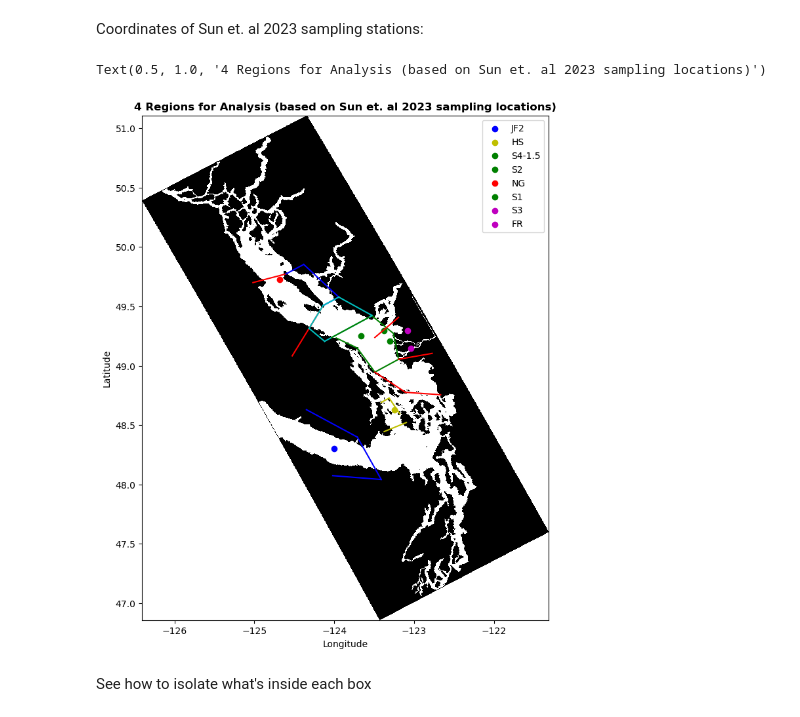
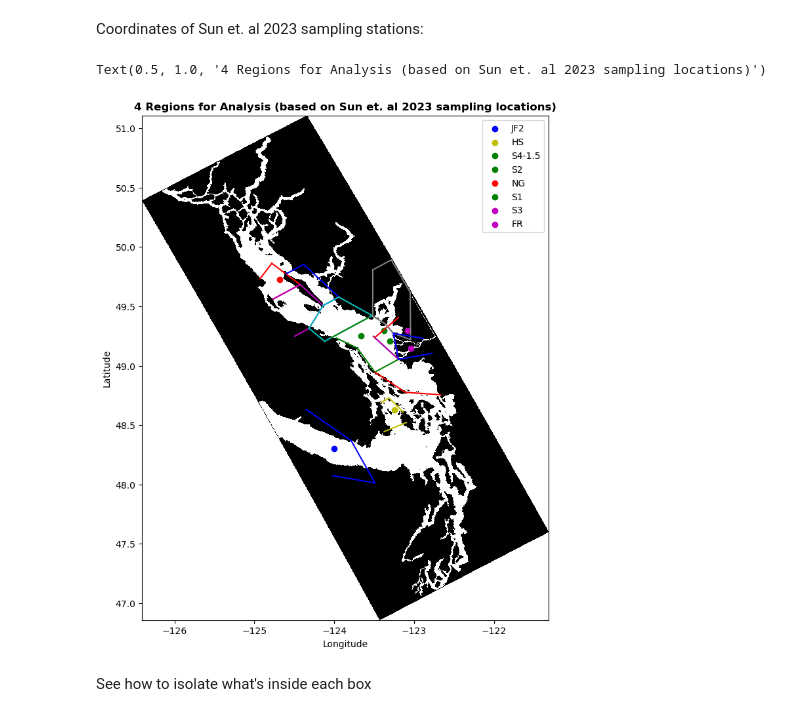
Before and after one commit to SalishSeaCast/analysis-vicente, a Jupyter notebook: Ocean_Parcels/drafts/PBDE_runs/test_params/Regions_analysis.ipynb, the cells around one changed output. Cells and saved outputs as stored; diff of their text form; code cells hidden in the pictures.

```diff
--- a/Ocean_Parcels/drafts/PBDE_runs/test_params/Regions_analysis.ipynb
+++ b/Ocean_Parcels/drafts/PBDE_runs/test_params/Regions_analysis.ipynb
@@ -473,14 +540,21 @@ ax.legend()
 **Now that we have grid points and areas of each polygon, lets convert that into latitudes and longitudes for comparing with particles coordinates**
 # %%
 # Northern Strait
-# Subregion Left
+# Subregion Left Up
 N1_lon_1, N1_lat_1 = [mask.nav_lon[Ny1_1[0],Nx1_1[0]].values, mask.nav_lon[Ny1_1[1],Nx1_1[1]].values], [mask.nav_lat[Ny1_1[0],Nx1_1[0]].values, mask.nav_lat[Ny1_1[1],Nx1_1[1]].values]
 N1_lon_2, N1_lat_2 = [mask.nav_lon[Ny1_2[0],Nx1_2[0]].values, mask.nav_lon[Ny1_2[1],Nx1_2[1]].values], [mask.nav_lat[Ny1_2[0],Nx1_2[0]].values, mask.nav_lat[Ny1_2[1],Nx1_2[1]].values]
+N1_lon_3, N1_lat_3 = [mask.nav_lon[Ny1_3[0],Nx1_3[0]].values, mask.nav_lon[Ny1_3[1],Nx1_3[1]].values], [mask.nav_lat[Ny1_3[0],Nx1_3[0]].values, mask.nav_lat[Ny1_3[1],Nx1_3[1]].values]
 #
-# Subregion Right
+# Subregion Left Down
 N2_lon_1, N2_lat_1 = [mask.nav_lon[Ny2_1[0],Nx2_1[0]].values, mask.nav_lon[Ny2_1[1],Nx2_1[1]].values], [mask.nav_lat[Ny2_1[0],Nx2_1[0]].values, mask.nav_lat[Ny2_1[1],Nx2_1[1]].values]
 N2_lon_2, N2_lat_2 = [mask.nav_lon[Ny2_2[0],Nx2_2[0]].values, mask.nav_lon[Ny2_2[1],Nx2_2[1]].values], [mask.nav_lat[Ny2_2[0],Nx2_2[0]].values, mask.nav_lat[Ny2_2[1],Nx2_2[1]].values]
 N2_lon_3, N2_lat_3 = [mask.nav_lon[Ny2_3[0],Nx2_3[0]].values, mask.nav_lon[Ny2_3[1],Nx2_3[1]].values], [mask.nav_lat[Ny2_3[0],Nx2_3[0]].values, mask.nav_lat[Ny2_3[1],Nx2_3[1]].values]
+N2_lon_4, N2_lat_4 = [mask.nav_lon[Ny2_4[0],Nx2_4[0]].values, mask.nav_lon[Ny2_4[1],Nx2_4[1]].values], [mask.nav_lat[Ny2_4[0],Nx2_4[0]].values, mask.nav_lat[Ny2_4[1],Nx2_4[1]].values]
+#Subregion Right
+N3_lon_1, N3_lat_1 = [mask.nav_lon[Ny3_1[0],Nx3_1[0]].values, mask.nav_lon[Ny3_1[1],Nx3_1[1]].values], [mask.nav_lat[Ny3_1[0],Nx3_1[0]].values, mask.nav_lat[Ny3_1[1],Nx3_1[1]].values]
+N3_lon_2, N3_lat_2 = [mask.nav_lon[Ny3_2[0],Nx3_2[0]].values, mask.nav_lon[Ny3_2[1],Nx3_2[1]].values], [mask.nav_lat[Ny3_2[0],Nx3_2[0]].values, mask.nav_lat[Ny3_2[1],Nx3_2[1]].values]
+N3_lon_3, N3_lat_3 = [mask.nav_lon[Ny3_3[0],Nx3_3[0]].values, mask.nav_lon[Ny3_3[1],Nx3_3[1]].values], [mask.nav_lat[Ny3_3[0],Nx3_3[0]].values, mask.nav_lat[Ny3_3[1],Nx3_3[1]].values]
+
 #
 # Central Strait
 C1_lon_1, C1_lat_1 = [mask.nav_lon[Cy1_1[0],Cx1_1[0]].values, mask.nav_lon[Cy1_1[1],Cx1_1[1]].values], [mask.nav_lat[Cy1_1[0],Cx1_1[0]].values, mask.nav_lat[Cy1_1[1],Cx1_1[1]].values]
@@ -496,6 +570,11 @@ S1_lon_3, S1_lat_3 = [mask.nav_lon[Sy1_3[0],Sx1_3[0]].values, mask.nav_lon[Sy1_3
 S1_lon_4, S1_lat_4 = [mask.nav_lon[Sy1_4[0],Sx1_4[0]].values, mask.nav_lon[Sy1_4[1],Sx1_4[1]].values], [mask.nav_lat[Sy1_4[0],Sx1_4[0]].values, mask.nav_lat[Sy1_4[1],Sx1_4[1]].values]
 S1_lon_5, S1_lat_5 = [mask.nav_lon[Sy1_5[0],Sx1_5[0]].values, mask.nav_lon[Sy1_5[1],Sx1_5[1]].values], [mask.nav_lat[Sy1_5[0],Sx1_5[0]].values, mask.nav_lat[Sy1_5[1],Sx1_5[1]].values]
 S1_lon_6, S1_lat_6 = [mask.nav_lon[Sy1_6[0],Sx1_6[0]].values, mask.nav_lon[Sy1_6[1],Sx1_6[1]].values], [mask.nav_lat[Sy1_6[0],Sx1_6[0]].values, mask.nav_lat[Sy1_6[1],Sx1_6[1]].values]
+# Subregion Plume
+SP_lon_1, SP_lat_1 = [mask.nav_lon[SyP_1[0],SxP_1[0]].values, mask.nav_lon[SyP_1[1],SxP_1[1]].values], [mask.nav_lat[SyP_1[0],SxP_1[0]].values, mask.nav_lat[SyP_1[1],SxP_1[1]].values]
+SP_lon_2, SP_lat_2 = [mask.nav_lon[SyP_2[0],SxP_2[0]].values, mask.nav_lon[SyP_2[1],SxP_2[1]].values], [mask.nav_lat[SyP_2[0],SxP_2[0]].values, mask.nav_lat[SyP_2[1],SxP_2[1]].values]
+SP_lon_3, SP_lat_3 = [mask.nav_lon[SyP_3[0],SxP_3[0]].values, mask.nav_lon[SyP_3[1],SxP_3[1]].values], [mask.nav_lat[SyP_3[0],SxP_3[0]].values, mask.nav_lat[SyP_3[1],SxP_3[1]].values]
+
 # Subregion South
 S2_lon_1, S2_lat_1 = [mask.nav_lon[Sy2_1[0],Sx2_1[0]].values, mask.nav_lon[Sy2_1[1],Sx2_1[1]].values], [mask.nav_lat[Sy2_1[0],Sx2_1[0]].values, mask.nav_lat[Sy2_1[1],Sx2_1[1]].values]
 S2_lon_2, S2_lat_2 = [mask.nav_lon[Sy2_2[0],Sx2_2[0]].values, mask.nav_lon[Sy2_2[1],Sx2_2[1]].values], [mask.nav_lat[Sy2_2[0],Sx2_2[0]].values, mask.nav_lat[Sy2_2[1],Sx2_2[1]].values]
@@ -524,6 +603,7 @@ HW1_lon_3, HW1_lat_3 = [mask.nav_lon[HWy1_3[0],HWx1_3[0]].values, mask.nav_lon[H
 HW1_lon_4, HW1_lat_4 = [mask.nav_lon[HWy1_4[0],HWx1_4[0]].values, mask.nav_lon[HWy1_4[1],HWx1_4[1]].values], [mask.nav_lat[HWy1_4[0],HWx1_4[0]].values, mask.nav_lat[HWy1_4[1],HWx1_4[1]].values]
 HW1_lon_5, HW1_lat_5 = [mask.nav_lon[HWy1_5[0],HWx1_5[0]].values, mask.nav_lon[HWy1_5[1],HWx1_5[1]].values], [mask.nav_lat[HWy1_5[0],HWx1_5[0]].values, mask.nav_lat[HWy1_5[1],HWx1_5[1]].values]
 HW1_lon_6, HW1_lat_6 = [mask.nav_lon[HWy1_6[0],HWx1_6[0]].values, mask.nav_lon[HWy1_6[1],HWx1_6[1]].values], [mask.nav_lat[HWy1_6[0],HWx1_6[0]].values, mask.nav_lat[HWy1_6[1],HWx1_6[1]].values]
+HW1_lon_7, HW1_lat_7 = [mask.nav_lon[HWy1_7[0],HWx1_7[0]].values, mask.nav_lon[HWy1_7[1],HWx1_7[1]].values], [mask.nav_lat[HWy1_7[0],HWx1_7[0]].values, mask.nav_lat[HWy1_7[1],HWx1_7[1]].values]
 # %% [markdown]
 Coordinates of Sun et. al 2023 sampling stations:
 # %%
@@ -535,10 +615,17 @@ fig, ax = plt.subplots(figsize = (8,10))
 #
 ax.plot(N1_lon_1, N1_lat_1, 'r')
 ax.plot(N1_lon_2, N1_lat_2, 'r')
+ax.plot(N1_lon_3, N1_lat_3, 'r')
 #
-ax.plot(N2_lon_1, N2_lat_1, 'b')
-ax.plot(N2_lon_2, N2_lat_2, 'b')
-ax.plot(N2_lon_3, N2_lat_3, 'b')
+ax.plot(N2_lon_1, N2_lat_1, 'm')
+ax.plot(N2_lon_2, N2_lat_2, 'm')
+ax.plot(N2_lon_3, N2_lat_3, 'm')
+ax.plot(N2_lon_4, N2_lat_4, 'm')
+
+#
+ax.plot(N3_lon_1, N3_lat_1, 'b')
+ax.plot(N3_lon_2, N3_lat_2, 'b')
+ax.plot(N3_lon_3, N3_lat_3, 'b')
 #
 ax.plot(C1_lon_1, C1_lat_1, 'c')
 ax.plot(C1_lon_2, C1_lat_2, 'c')
@@ -551,35 +638,51 @@ ax.plot(S1_lon_2, S1_lat_2, 'g')
 ax.plot(S1_lon_3, S1_lat_3, 'g')
 ax.plot(S1_lon_4, S1_lat_4, 'g')
 ax.plot(S1_lon_5, S1_lat_5, 'g')
 ax.plot(S1_lon_6, S1_lat_6, 'g')
 #
+ax.plot(SP_lon_1, SP_lat_1, 'm')
+ax.plot(SP_lon_2, SP_lat_2, 'm')
+ax.plot(SP_lon_3, SP_lat_3, 'm')
+#
 ax.plot(S2_lon_1, S1_lat_1, 'r')
 ax.plot(S2_lon_2, S2_lat_2, 'r')
 ax.plot(S2_lon_3, S2_lat_3, 'r')
-ax.plot(S2_lon_4, S2_lat_4, 'r')
+#ax.plot(S2_lon_4, S2_lat_4, 'r')
 #
 ax.plot(H1_lon_1, H1_lat_1, 'y')
 ax.plot(H1_lon_2, H1_lat_2, 'y')
 ax.plot(H1_lon_3, H1_lat_3, 'y')
 #
 ax.plot(J1_lon_1, J1_lat_1, 'b')
 ax.plot(J1_lon_2, J1_lat_2, 'b')
 ax.plot(J1_lon_3, J1_lat_3, 'b')
+#
+ax.plot(HW1_lon_1, HW1_lat_1, 'tab:gray')
+ax.plot(HW1_lon_2, HW1_lat_2, 'tab:gray')
+ax.plot(HW1_lon_3, HW1_lat_3, 'tab:gray')
+ax.plot(HW1_lon_4, HW1_lat_4, 'tab:gray')
+ax.plot(HW1_lon_5, HW1_lat_5, 'tab:gray')
+ax.plot(HW1_lon_6, HW1_lat_6, 'tab:gray')
+ax.plot(HW1_lon_7, HW1_lat_7, 'tab:gray')
 
+#
+ax.plot(F1_lon_1, F1_lat_1, 'b')
+ax.plot(F1_lon_2, F1_lat_2, 'b')
+ax.plot(F1_lon_3, F1_lat_3, 'b')
 #
 ax.pcolormesh(mask['nav_lon'], mask['nav_lat'], mask['tmask'][0][0], cmap = 'grey')
 
 #
 colors = ['b','y','g','g','r','g','m','m']
 for i in range(len(stations)):
     ax.scatter(lon[i], lat[i], c = colors[i], label = stations[i])
 ax.legend()
 ax.set_xlabel('Longitude')
 ax.set_ylabel('Latitude')
 ax.set_title('4 Regions for Analysis (based on Sun et. al 2023 sampling locations)', fontweight = 'bold')
 # %% [output]
 Text(0.5, 1.0, '4 Regions for Analysis (based on Sun et. al 2023 sampling locations)')
-[figure, old version]
+[figure, new version]
 # %% [markdown]
 See how to isolate what's inside each box
 # %%
```
Also changed, not shown: parts of 31 cells of this notebook, 2 other files.
